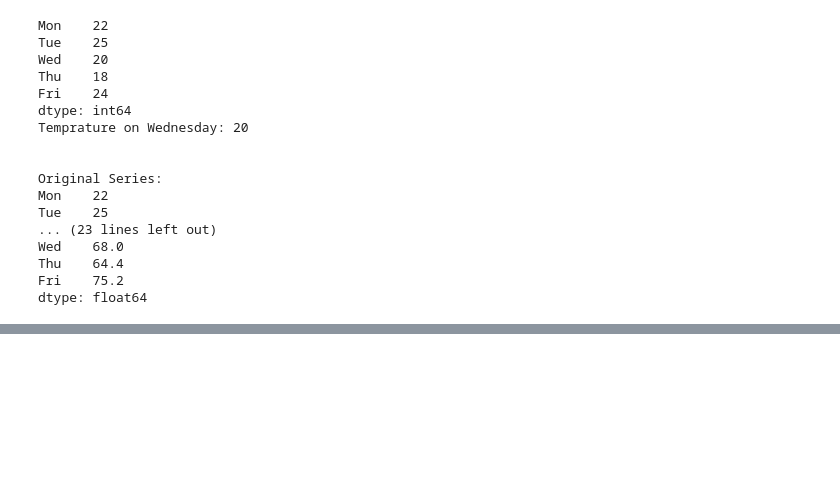
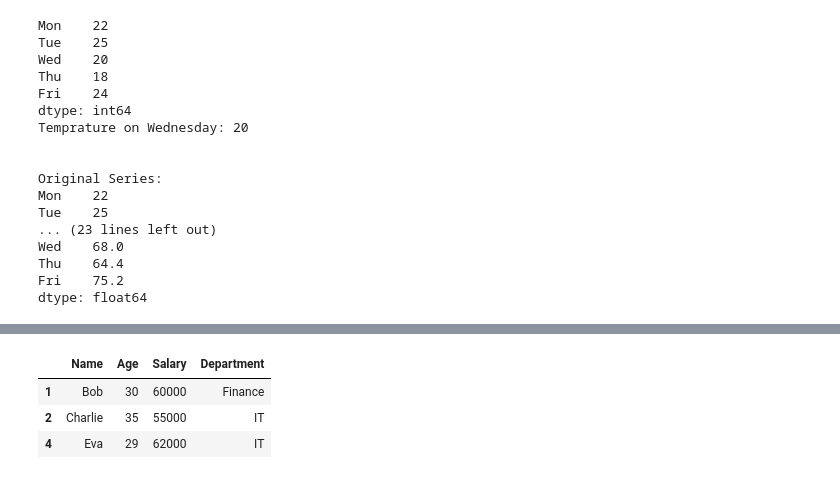
Before and after one commit to rohitjaiswalrj32/Python_Learning, a Jupyter notebook: Pandas.ipynb, the cells around one changed output, grey strips where cells are left out. Drawn from its saved outputs; the diff is of its cells as text; code cells hidden in the pictures; blank space fills up the shorter version.

```diff
--- a/Pandas.ipynb
+++ b/Pandas.ipynb
@@ -223,0 +564,40 @@ dtype: float64
+# %%
+# Filtering and Conditional Selection: In Pandas, filtering and conditional selection allow us to extract
+#                                      rows that meet specific conditions using boolean expressions—much like SQL's WHERE clause.
+
+
+#Basic Syntax: df[df['column_name'] condition]
+
+data = {
+    'Name': ['Alice', 'Bob', 'Charlie', 'David', 'Eva', 'Frank'],
+    'Age': [24, 30, 35, 40, 29, 23],
+    'Salary': [50000, 60000, 55000, 65000, 62000, 48000],
+    'Department': ['HR', 'Finance', 'IT', 'Finance', 'IT', 'HR']
+}
+
+df = pd.DataFrame(data)
+
+#Example:
+df[df['Age'] > 30]
+
+#This filters rows where the Age is greater than 30.
+
+
+#Multiple Conditions: Use & (and), | (or), and enclose conditions in parentheses:
+
+df[(df['Age'] > 25) & (df['Salary'] > 50000)]
+
+
+#isin() method: Filter rows where a column value exists in a list:
+
+df[df['Department'].isin(['IT', 'Finance'])]
+
+
+#between() method: Check if values fall within a range:
+
+df[df['Age'].between(25, 35)]
+# %% [output]
+|  | Name | Age | Salary | Department |
+| 1 | Bob | 30 | 60000 | Finance |
+| 2 | Charlie | 35 | 55000 | IT |
+| 4 | Eva | 29 | 62000 | IT |
```
Also changed, not shown: parts of 8 cells of this notebook.
